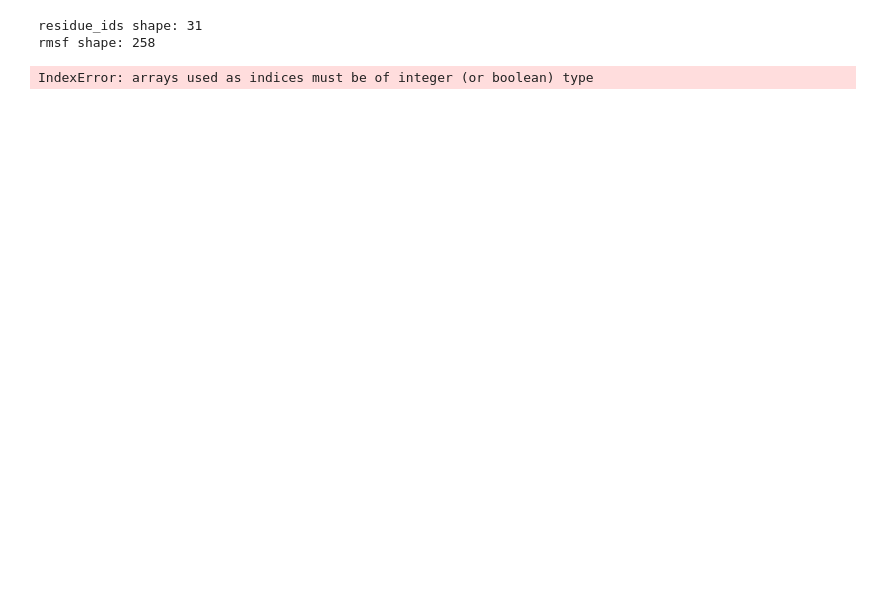
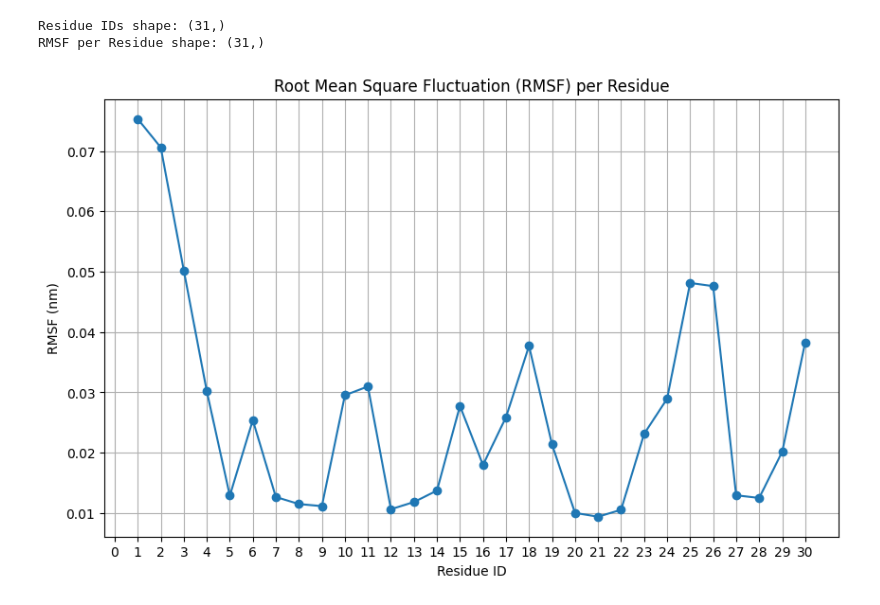
Before and after one commit to akshprad/comp-lab-class-2024, a Jupyter notebook: Week7-Alphafold/Question3.ipynb, the cells around one changed output. Saved outputs shown, nothing was run; the diff lists cells and outputs as text; code cells hidden in the pictures; blank space fills up the shorter version.

```diff
--- a/Week7-Alphafold/Question3.ipynb
+++ b/Week7-Alphafold/Question3.ipynb
@@ -51,12 +49,3 @@ models = [
 
 # Combine all models into a single trajectory
 combined_traj = md.join(models)
-# %%
-# Superimpose all models to the first one
-ref_traj = models[0]
-for traj in models[1:]:
-    md.rmsd(traj, ref_traj, atom_indices=ref_traj.topology.select('backbone'))
-
-# Update combined trajectory with aligned coordinates
-for i, traj in enumerate(models[1:], start=1):
-    combined_traj.xyz[i] = md.rmsd(traj, ref_traj, atom_indices=ref_traj.topology.select('backbone'))
@@ -70,62 +52,46 @@ residue_ids = np.array([residue.index for residue in residue_indices])
-# %%
-print(f"residue_ids shape: {len(residue_ids)}")
-print(f"rmsf shape: {len(rmsf)}")
-# %% [output]
-residue_ids shape: 31
-rmsf shape: 258
 # %%
 combined_xyz = []
 
-# Reference trajectory (first model)
 ref_traj = models[0]
 
-# Superimpose all models to the reference model and collect coordinates
 for traj in models:
-    # Align each model to the reference model
     aligned_traj = traj.superpose(ref_traj)
     combined_xyz.append(aligned_traj.xyz)
 
-# Convert list to numpy array for easier manipulation
 combined_xyz = np.array(combined_xyz)  # Shape will be (num_models, num_frames, num_atoms, 3)
 
-# Calculate RMSF (Root Mean Square Fluctuation)
-# Mean structure across models for all atoms
 mean_structure = combined_xyz.mean(axis=0)  # Shape will be (num_frames, num_atoms, 3)
 
-# Calculate the deviation from the mean structure
 deviation = combined_xyz - mean_structure[np.newaxis, ...]  # Shape: (num_models, num_frames, num_atoms, 3)
 
-# RMSF calculation: average over frames, then across models
 rmsf_per_atom = np.sqrt(np.mean(np.square(deviation), axis=(0, 1)))  # Shape will be (num_atoms, 3)
 
-# Calculate the RMSF per residue
-# Get residue topology and create an array for RMSF per residue
 topology = ref_traj.topology
 n_residues = topology.n_residues
 rmsf_per_residue = np.zeros(n_residues)
 
-# Loop over each residue to calculate the average RMSF for its atoms
 for res_idx in range(n_residues):
-    # Select all atoms for the current residue
     atom_indices = topology.select(f'residue {res_idx}')
-    # Calculate average RMSF for this residue
-    rmsf_per_residue[res_idx] = rmsf_per_atom[atom_indices].mean()
+    atom_indices = atom_indices.astype(int)  # Ensure indices are of integer type
+    if atom_indices.size > 0:  # Check if there are any atoms
+        rmsf_per_residue[res_idx] = rmsf_per_atom[atom_indices].mean()
+    else:
+        rmsf_per_residue[res_idx] = np.nan  # Assign NaN if no atoms found
 
-# Get the residue indices
 residue_ids = np.arange(n_residues)
 
-# Ensure shapes match
 print("Residue IDs shape:", residue_ids.shape)
 print("RMSF per Residue shape:", rmsf_per_residue.shape)
 
-# Plotting
 plt.figure(figsize=(10, 6))
 plt.plot(residue_ids, rmsf_per_residue, marker='o', linestyle='-')  # Use valid range
 plt.title('Root Mean Square Fluctuation (RMSF) per Residue')
 plt.xlabel('Residue ID')
 plt.ylabel('RMSF (nm)')
 plt.xticks(residue_ids)  # Set x-ticks to residue IDs
 plt.grid()
 plt.show()
 # %% [output]
-IndexError: arrays used as indices must be of integer (or boolean) type
+Residue IDs shape: (31,)
+RMSF per Residue shape: (31,)
+[figure, added]
```
Also changed, not shown: parts of 2 cells of this notebook, 42 other files.
